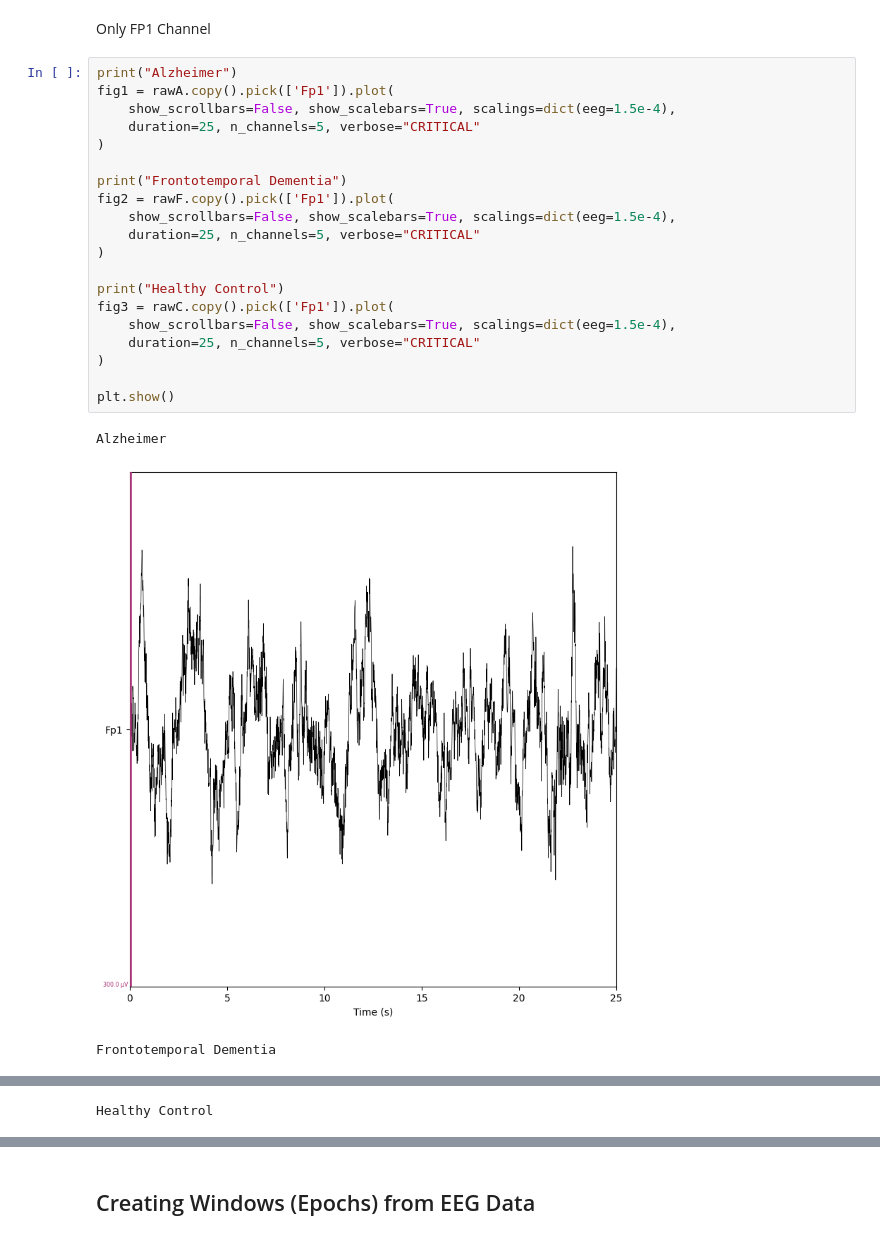
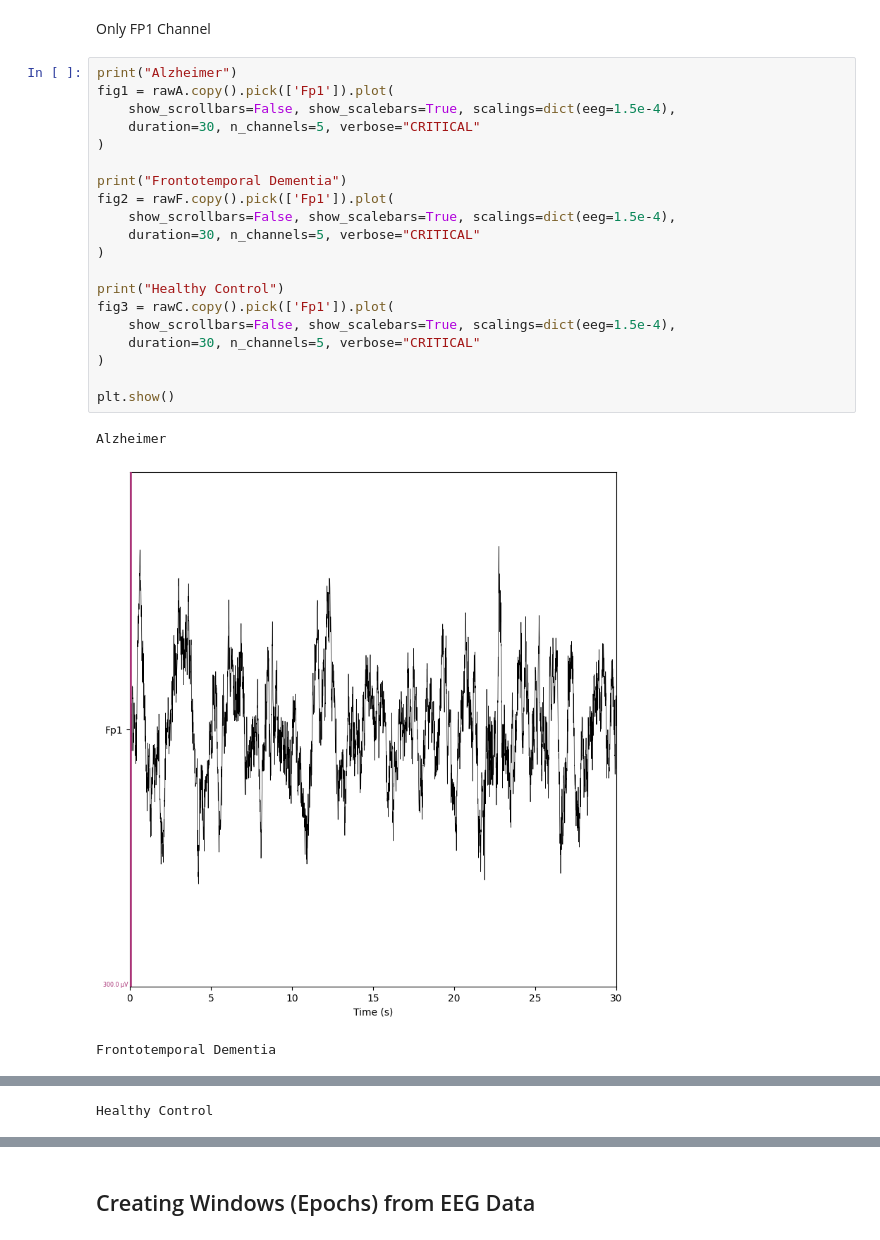
Before and after one commit to sobieddch90/mcd-udg-tfm-eeg-classification, a Jupyter notebook: EEG Data Exploration/2. EEG Windows.ipynb, the cells around one changed output, grey strips where cells are left out. Saved outputs shown, nothing was run; the diff lists cells and outputs as text.

```diff
--- a/EEG Data Exploration/2. EEG Windows.ipynb
+++ b/EEG Data Exploration/2. EEG Windows.ipynb
@@ -165,24 +165,24 @@ Only FP1 Channel
 # %%
 print("Alzheimer")
 fig1 = rawA.copy().pick(['Fp1']).plot(
     show_scrollbars=False, show_scalebars=True, scalings=dict(eeg=1.5e-4),
-    duration=25, n_channels=5, verbose="CRITICAL"
+    duration=30, n_channels=5, verbose="CRITICAL"
 )
 
 print("Frontotemporal Dementia")
 fig2 = rawF.copy().pick(['Fp1']).plot(
     show_scrollbars=False, show_scalebars=True, scalings=dict(eeg=1.5e-4),
-    duration=25, n_channels=5, verbose="CRITICAL"
+    duration=30, n_channels=5, verbose="CRITICAL"
 )
 
 print("Healthy Control")
 fig3 = rawC.copy().pick(['Fp1']).plot(
     show_scrollbars=False, show_scalebars=True, scalings=dict(eeg=1.5e-4),
-    duration=25, n_channels=5, verbose="CRITICAL"
+    duration=30, n_channels=5, verbose="CRITICAL"
 )
 
 plt.show()
 # %% [output]
 Alzheimer
-[figure, old version]
+[figure, new version]
 Frontotemporal Dementia
```
Also changed, not shown: parts of 3 cells of this notebook, 16 other files.
